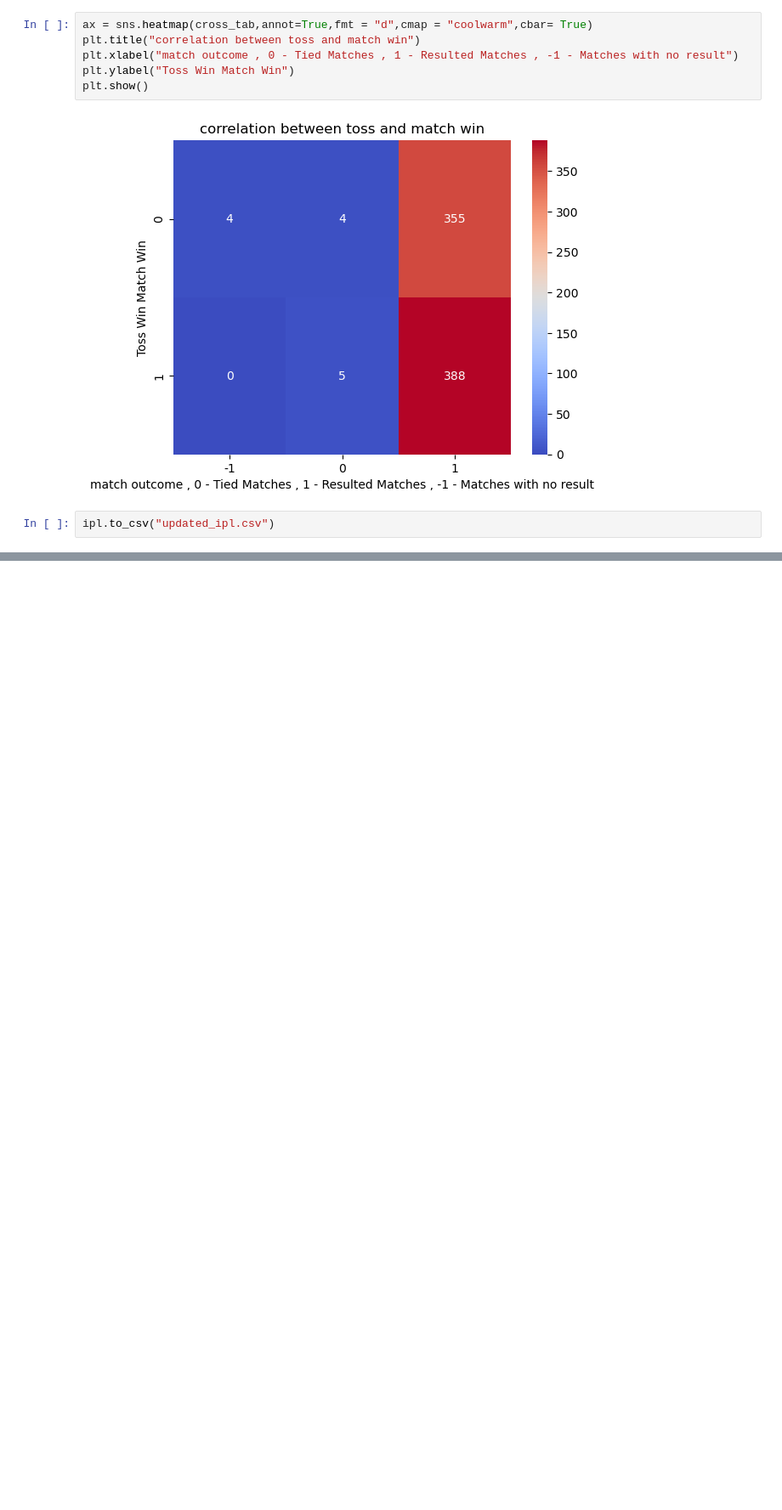
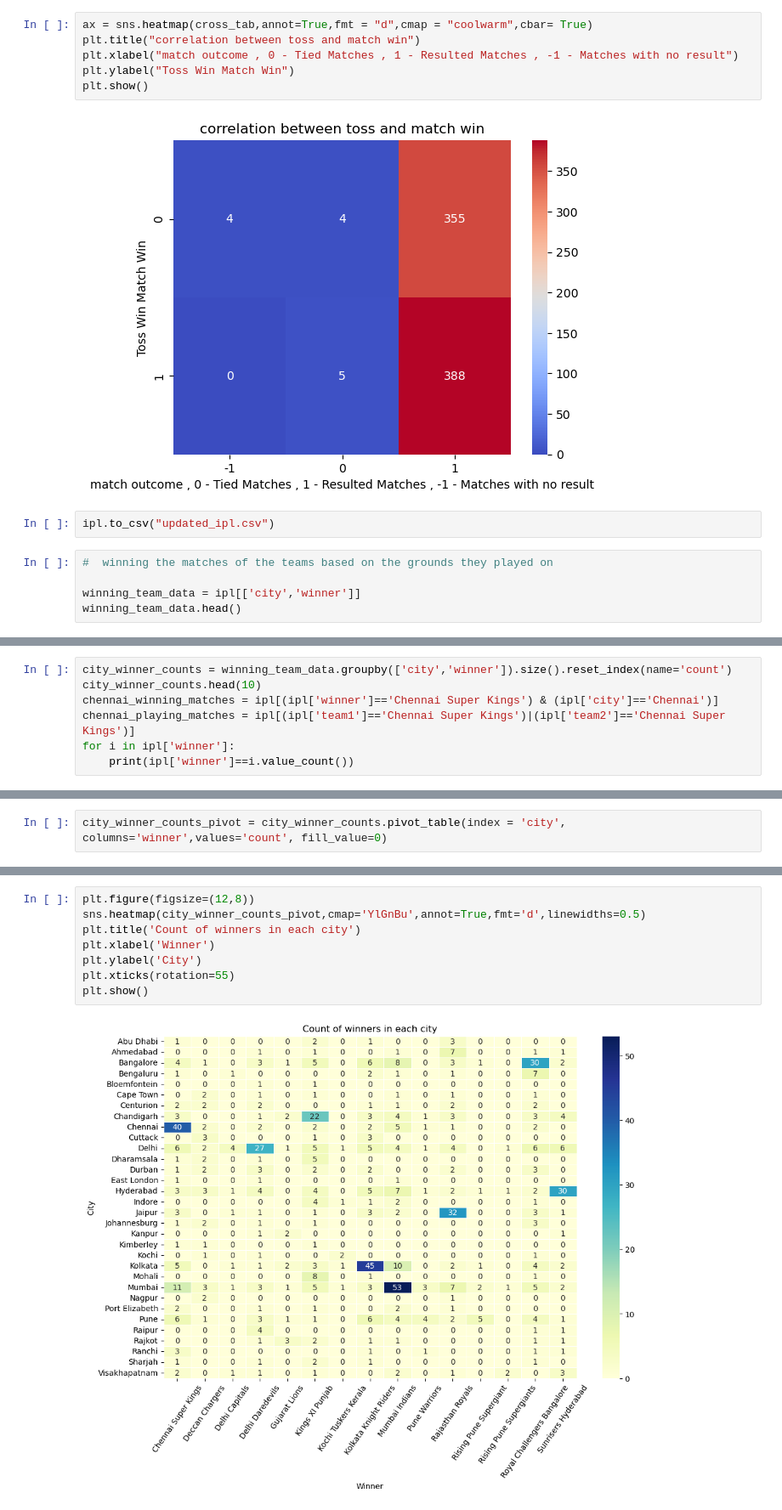
Before and after one commit to Spap123/DIG-Classes, a Jupyter notebook: 25th Feb Batch/Class_24.09.2023_IPL_Project.ipynb, the cells around one changed output, grey strips where cells are left out. Shown at 85% size. Cells and saved outputs as stored; diff of their text form; blank space fills up the shorter version.

```diff
--- a/25th Feb Batch/Class_24.09.2023_IPL_Project.ipynb
+++ b/25th Feb Batch/Class_24.09.2023_IPL_Project.ipynb
@@ -134,3 +134,8 @@ plt.show()
 [figure]
 # %%
 ipl.to_csv("updated_ipl.csv")
+# %%
+#  winning the matches of the teams based on the grounds they played on
+
+winning_team_data = ipl[['city','winner']]
+winning_team_data.head()
@@ -136,0 +149,7 @@ ipl.to_csv("updated_ipl.csv")
+# %%
+city_winner_counts = winning_team_data.groupby(['city','winner']).size().reset_index(name='count')
+city_winner_counts.head(10)
+chennai_winning_matches = ipl[(ipl['winner']=='Chennai Super Kings') & (ipl['city']=='Chennai')]
+chennai_playing_matches = ipl[(ipl['team1']=='Chennai Super Kings')|(ipl['team2']=='Chennai Super Kings')]
+for i in ipl['winner']:
+    print(ipl['winner']==i.value_count())
@@ -136,0 +158,2 @@ ipl.to_csv("updated_ipl.csv")
+# %%
+city_winner_counts_pivot = city_winner_counts.pivot_table(index = 'city', columns='winner',values='count', fill_value=0)
@@ -136,0 +181,10 @@ ipl.to_csv("updated_ipl.csv")
+# %%
+plt.figure(figsize=(12,8))
+sns.heatmap(city_winner_counts_pivot,cmap='YlGnBu',annot=True,fmt='d',linewidths=0.5)
+plt.title('Count of winners in each city')
+plt.xlabel('Winner')
+plt.ylabel('City')
+plt.xticks(rotation=55)
+plt.show()
+# %% [output]
+[figure, added]
```
Also changed, not shown: parts of 7 cells of this notebook.
